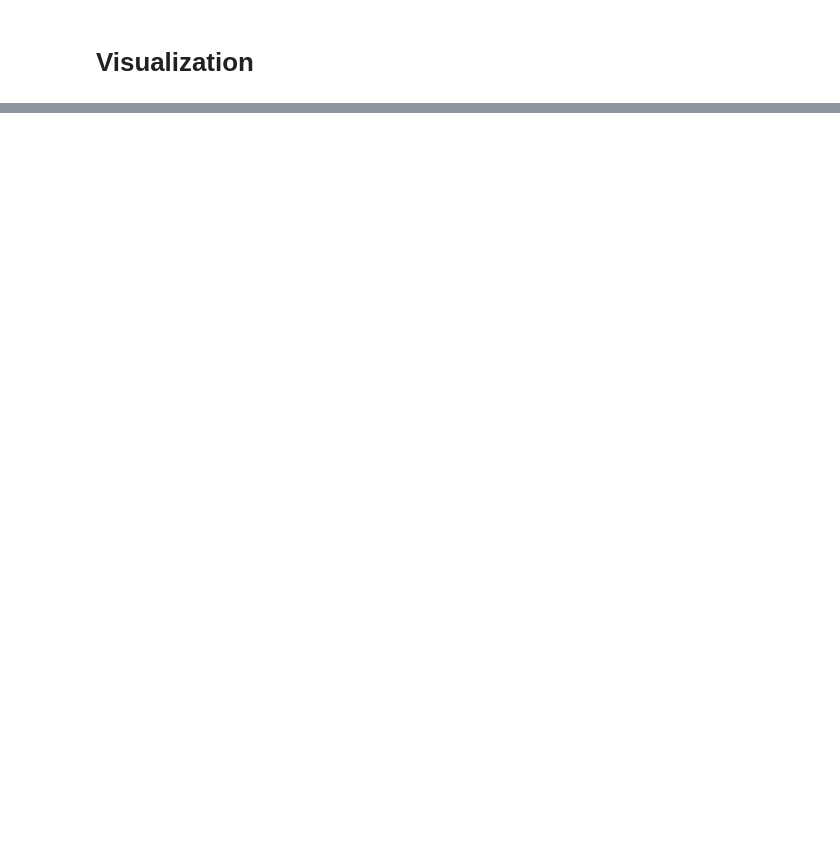
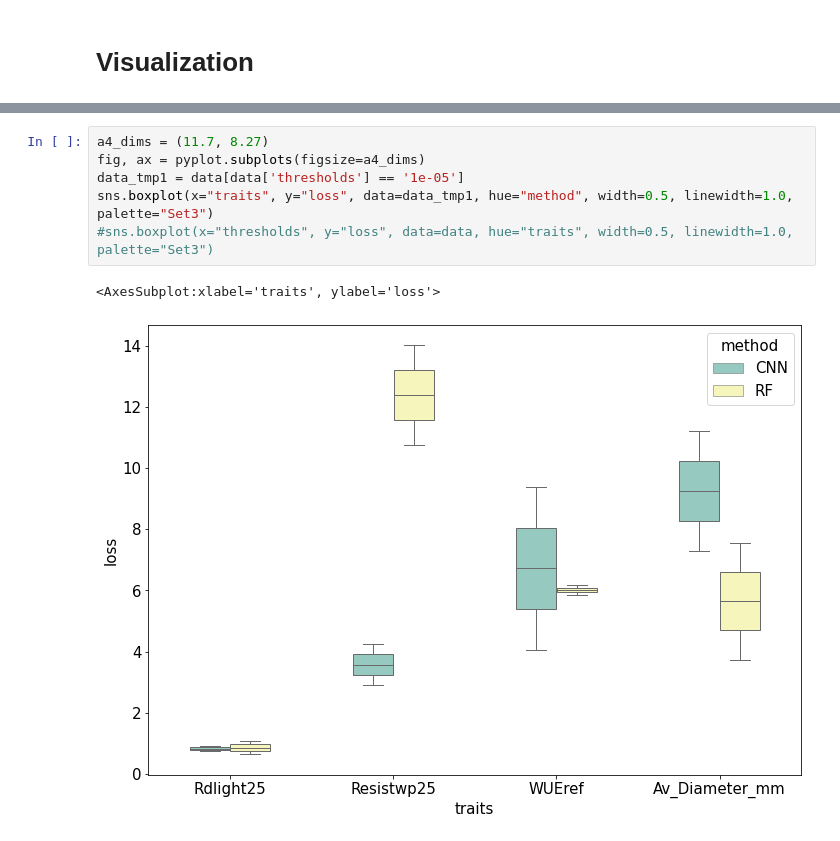
Before and after one commit to PlaceofYichen/GS-PoplarTree-ML, a Jupyter notebook: Poplar_CNN_RF_YDu.ipynb, the cells around one changed output, grey strips where cells are left out. Saved outputs shown, nothing was run; the diff lists cells and outputs as text; blank space fills up the shorter version.

```diff
--- a/Poplar_CNN_RF_YDu.ipynb
+++ b/Poplar_CNN_RF_YDu.ipynb
@@ -573,0 +640,9 @@ tf.Tensor(4.9886951850926, shape=(), dtype=float64)
+# %%
+a4_dims = (11.7, 8.27)
+fig, ax = pyplot.subplots(figsize=a4_dims)
+data_tmp1 = data[data['thresholds'] == '1e-05']
+sns.boxplot(x="traits", y="loss", data=data_tmp1, hue="method", width=0.5, linewidth=1.0, palette="Set3")
+#sns.boxplot(x="thresholds", y="loss", data=data, hue="traits", width=0.5, linewidth=1.0, palette="Set3")
+# %% [output]
+<AxesSubplot:xlabel='traits', ylabel='loss'>
+[figure, added]
```
Also changed, not shown: parts of 32 cells of this notebook.
